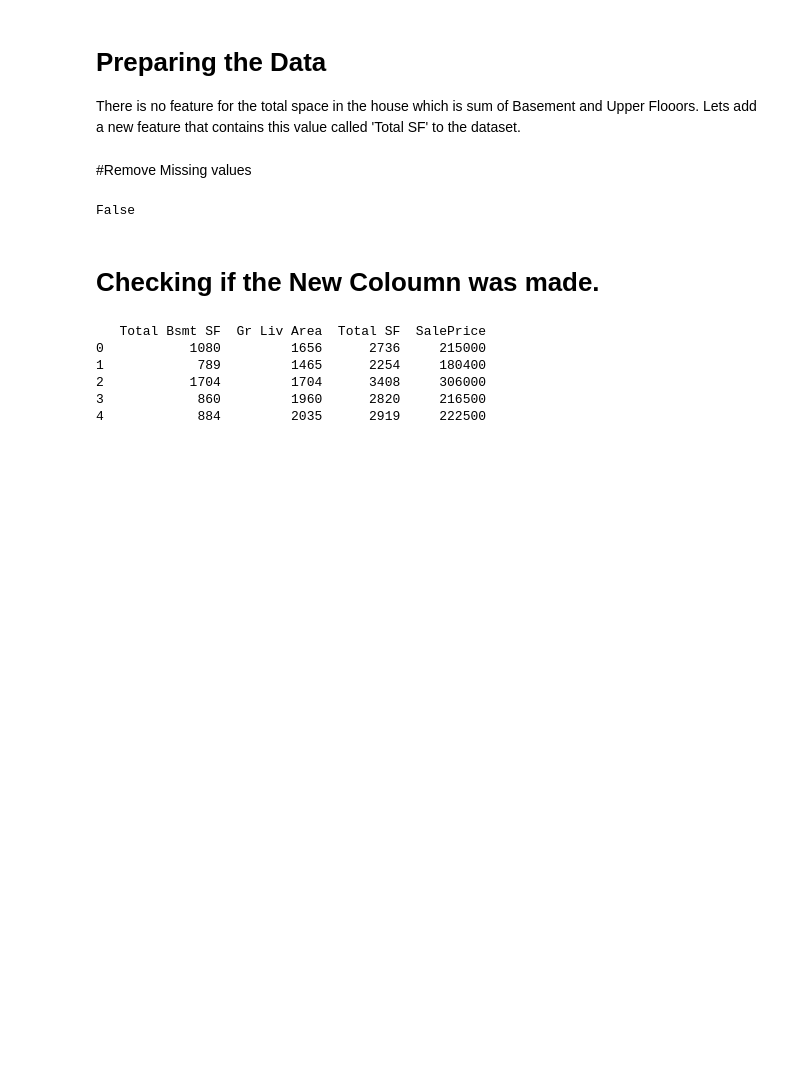
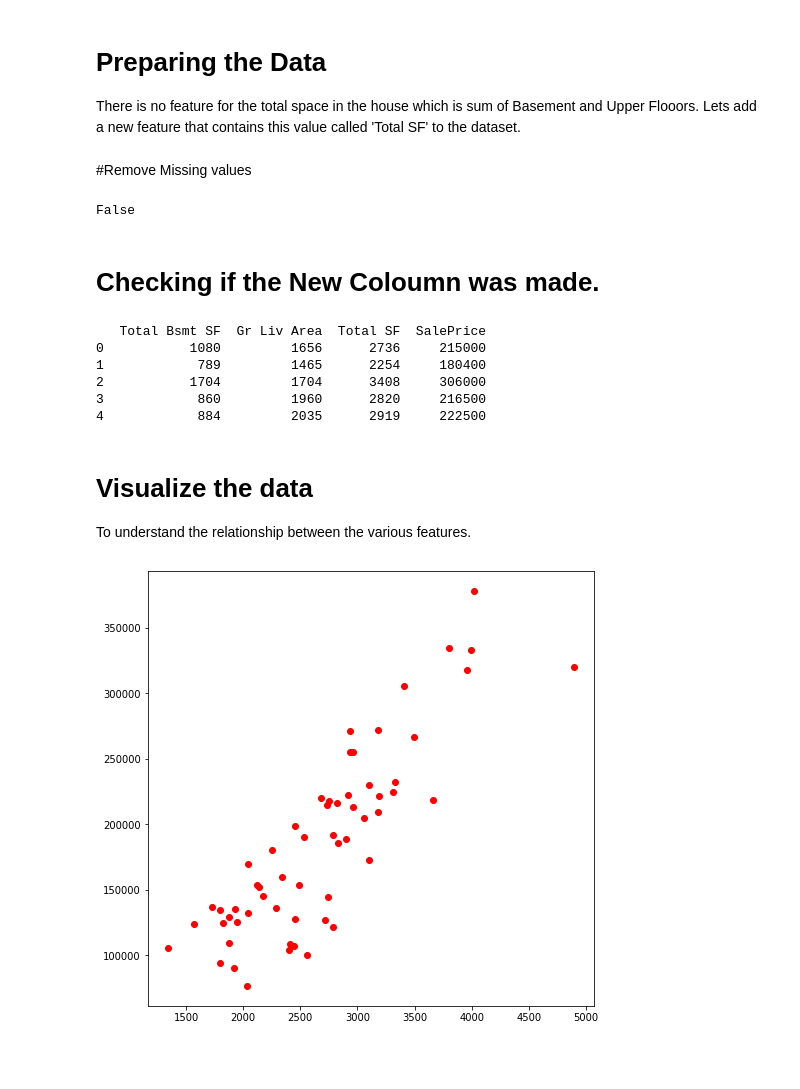
Before and after one commit to HamdaanAliQuatil/tensorflow-price-prediction, a Jupyter notebook: house_price_regression.ipynb, the cells around one changed output. Cells and saved outputs as stored; diff of their text form; code cells hidden in the pictures; blank space fills up the shorter version.

Commit message:
feat: use matplotlib to visualize data

```diff
--- a/house_price_regression.ipynb
+++ b/house_price_regression.ipynb
@@ -77,3 +77,32 @@ print(df_housing[['Total Bsmt SF', 'Gr Liv Area', 'Total SF', 'SalePrice']].head
 2           1704         1704      3408     306000
 3            860         1960      2820     216500
 4            884         2035      2919     222500
+# %% [markdown]
+# Visualize the data
+To understand the relationship between the various features.
+# %%
+def visualize_data(x_vals, y_vals, addn_x_vals = None, addn_y_vals = None, add_addn_reg_line = False):
+  f, ax = plt.subplots(figsize = (8,8))
+  plt.plot(x_vals, y_vals, 'ro')
+  if(addn_x_vals is not None):
+    plt.plot(addn_x_vals, addn_y_vals, 'g^')
+    if(add_addn_reg_line):
+      x_min_index = addn_x_vals.argmin()
+      x_max_index = addn_x_vals.argmax()
+      print(x_min_index, [addn_x_vals[x_min_index],addn_y_vals[x_min_index]] )
+      print(x_max_index, [addn_x_vals[x_max_index],addn_y_vals[x_max_index]] )
+      plt.plot( [addn_x_vals[x_min_index] , addn_y_vals[x_min_index] ] ,
+      [addn_x_vals[x_max_index] , addn_y_vals[x_max_index]],
+      'b-')
+
+      plt.tick_params(axis="both", which="major", labelsize=14)
+
+      plt.show()
+
+# draw a blue regression line
+# %%
+visualize_data(df_housing['Total SF'], df_housing['SalePrice'])
+# %% [output]
+[figure, added]
+# %% [markdown]
+#
```
